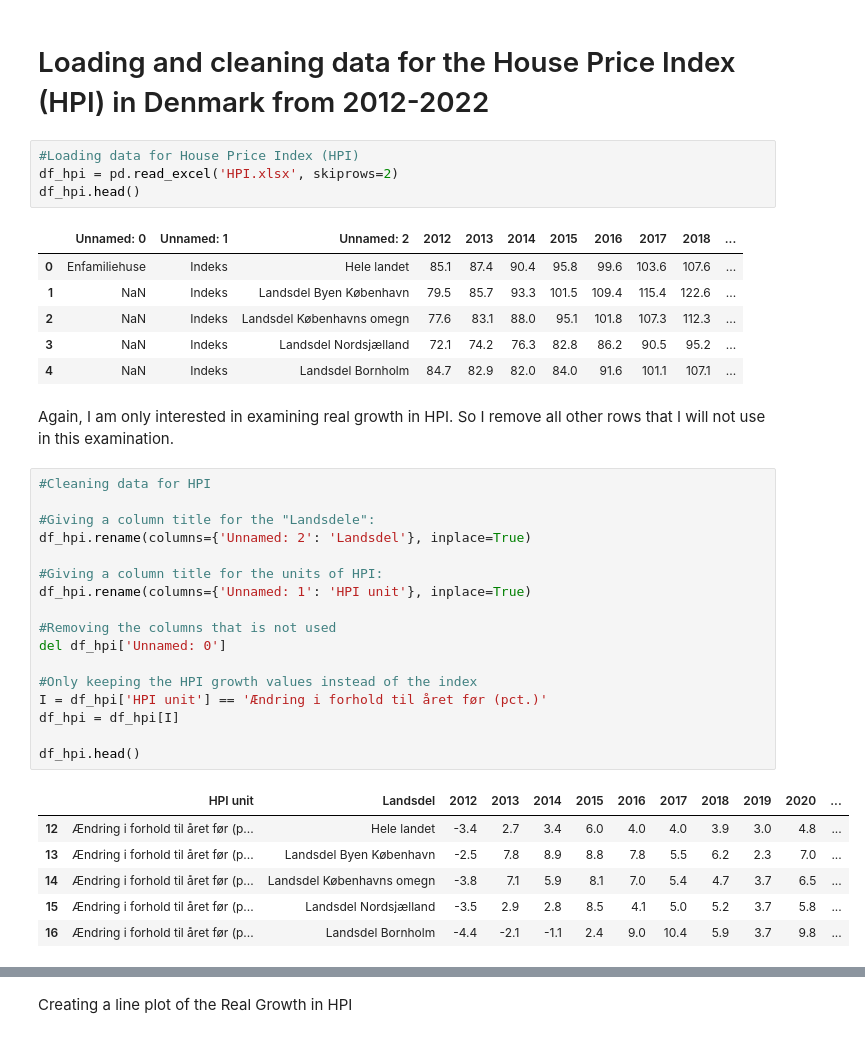
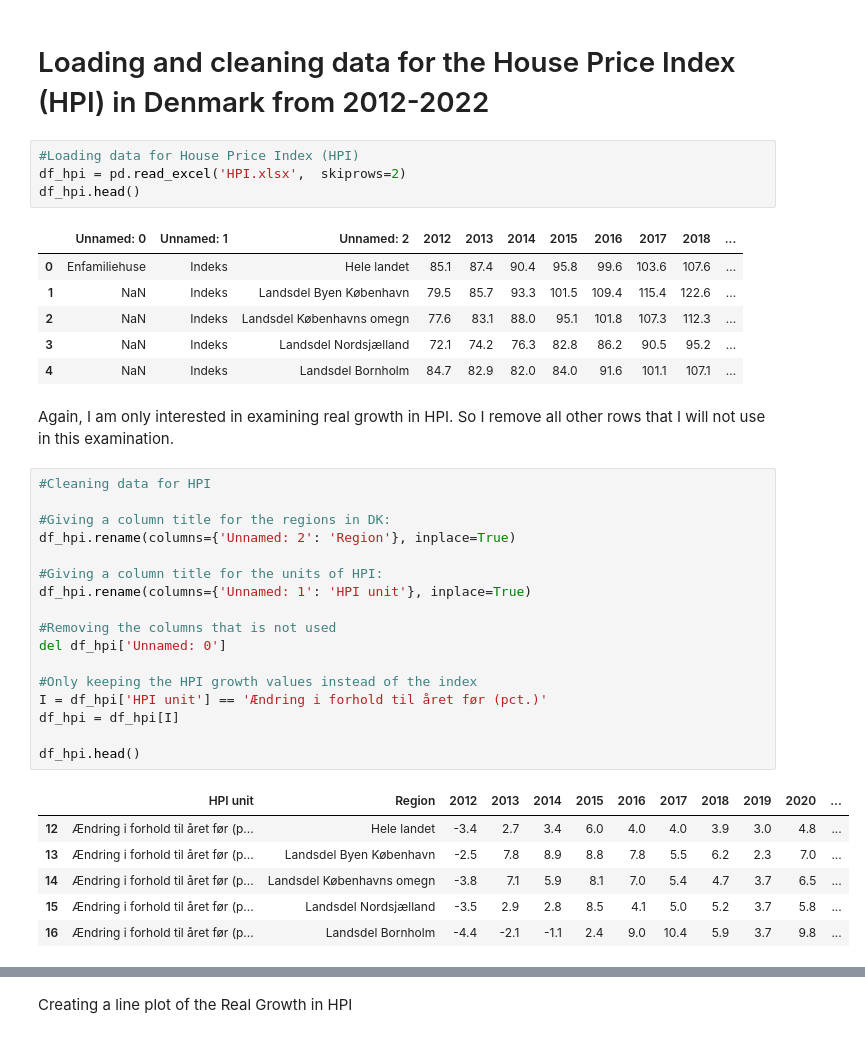
Before and after one commit to NumEconCopenhagen/projects-2023-lnp953, a Jupyter notebook: dataproject/dataproject.ipynb, the cells around one changed output, grey strips where cells are left out. Drawn from its saved outputs; the diff is of its cells as text.

```diff
--- a/dataproject/dataproject.ipynb
+++ b/dataproject/dataproject.ipynb
@@ -114,7 +117,7 @@ plt.show()
 # Loading and cleaning data for the House Price Index (HPI) in Denmark from 2012-2022
 # %%
 #Loading data for House Price Index (HPI)
-df_hpi = pd.read_excel('HPI.xlsx', skiprows=2)
+df_hpi = pd.read_excel('HPI.xlsx',  skiprows=2)
 df_hpi.head()
 # %% [output]
 |  | Unnamed: 0 | Unnamed: 1 | Unnamed: 2 | 2012 | 2013 | 2014 | 2015 | 2016 | 2017 | 2018 | ... |
@@ -128,22 +131,22 @@ Again, I am only interested in examining real growth in HPI. So I remove all oth
 # %%
 #Cleaning data for HPI
 
-#Giving a column title for the "Landsdele":
-df_hpi.rename(columns={'Unnamed: 2': 'Landsdel'}, inplace=True)
+#Giving a column title for the regions in DK:
+df_hpi.rename(columns={'Unnamed: 2': 'Region'}, inplace=True)
 
 #Giving a column title for the units of HPI:
 df_hpi.rename(columns={'Unnamed: 1': 'HPI unit'}, inplace=True)
 
 #Removing the columns that is not used
 del df_hpi['Unnamed: 0']
 
 #Only keeping the HPI growth values instead of the index
 I = df_hpi['HPI unit'] == 'Ændring i forhold til året før (pct.)'
 df_hpi = df_hpi[I]
 
 df_hpi.head()
 # %% [output]
-|  | HPI unit | Landsdel | 2012 | 2013 | 2014 | 2015 | 2016 | 2017 | 2018 | 2019 | 2020 | ... |
+|  | HPI unit | Region | 2012 | 2013 | 2014 | 2015 | 2016 | 2017 | 2018 | 2019 | 2020 | ... |
 | 12 | Ændring i forhold til året før (p... | Hele landet | -3.4 | 2.7 | 3.4 | 6.0 | 4.0 | 4.0 | 3.9 | 3.0 | 4.8 | ... |
 | 13 | Ændring i forhold til året før (p... | Landsdel Byen København | -2.5 | 7.8 | 8.9 | 8.8 | 7.8 | 5.5 | 6.2 | 2.3 | 7.0 | ... |
 | 14 | Ændring i forhold til året før (p... | Landsdel Københavns omegn | -3.8 | 7.1 | 5.9 | 8.1 | 7.0 | 5.4 | 4.7 | 3.7 | 6.5 | ... |
```
Also changed, not shown: parts of 26 cells of this notebook, 5 other files.
